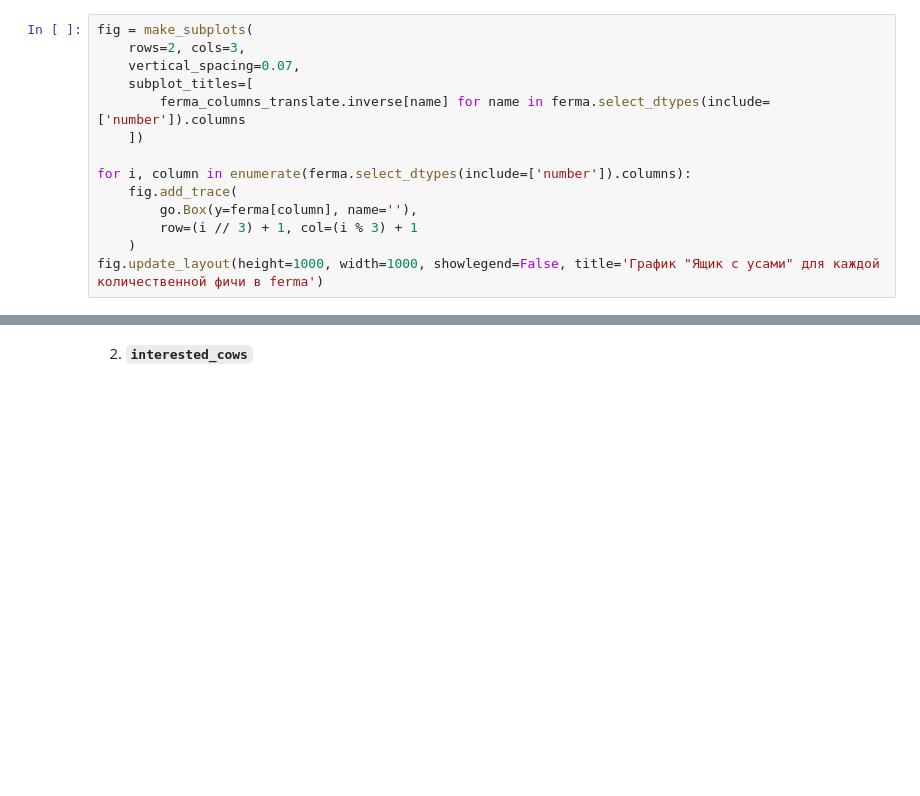
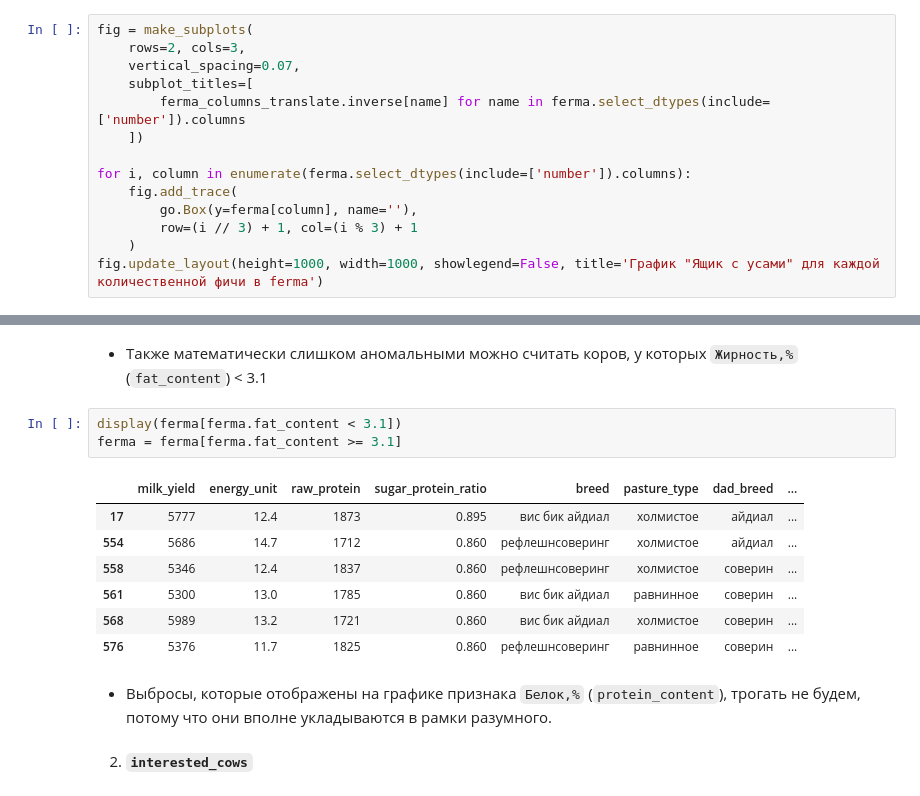
Before and after one commit to GrishaTS/Ya-Practicum-DS, a Jupyter notebook: 5. Линейные модели в машинном обучении/linear_models.ipynb, the cells around one changed output, grey strips where cells are left out. Drawn from its saved outputs; the diff is of its cells as text; blank space fills up the shorter version.

````diff
--- a/5. Линейные модели в машинном обучении/linear_models.ipynb
+++ b/5. Линейные модели в машинном обучении/linear_models.ipynb
@@ -381,3 +453,18 @@ ferma = ferma[ferma.milk_yield < 15000]
+# %% [markdown]
+- Также математически слишком аномальными можно считать коров, у которых ```Жирность,%``` (```fat_content```) < 3.1
+# %%
+display(ferma[ferma.fat_content < 3.1])
+ferma = ferma[ferma.fat_content >= 3.1]
+# %% [output]
+|  | milk_yield | energy_unit | raw_protein | sugar_protein_ratio | breed | pasture_type | dad_breed | ... |
+| 17 | 5777 | 12.4 | 1873 | 0.895 | вис бик айдиал | холмистое | айдиал | ... |
+| 554 | 5686 | 14.7 | 1712 | 0.860 | рефлешнсоверинг | холмистое | айдиал | ... |
+| 558 | 5346 | 12.4 | 1837 | 0.860 | рефлешнсоверинг | холмистое | соверин | ... |
+| 561 | 5300 | 13.0 | 1785 | 0.860 | вис бик айдиал | равнинное | соверин | ... |
+| 568 | 5989 | 13.2 | 1721 | 0.860 | вис бик айдиал | холмистое | соверин | ... |
+| 576 | 5376 | 11.7 | 1825 | 0.860 | рефлешнсоверинг | равнинное | соверин | ... |
+# %% [markdown]
+- Выбросы, которые отображены на графике признака ```Белок,%``` (```protein_content```), трогать не будем, потому что они вполне укладываются в рамки разумного.
 # %% [markdown]
 2. **```interested_cows```**
 # %%
````
Also changed, not shown: parts of 74 cells of this notebook.
